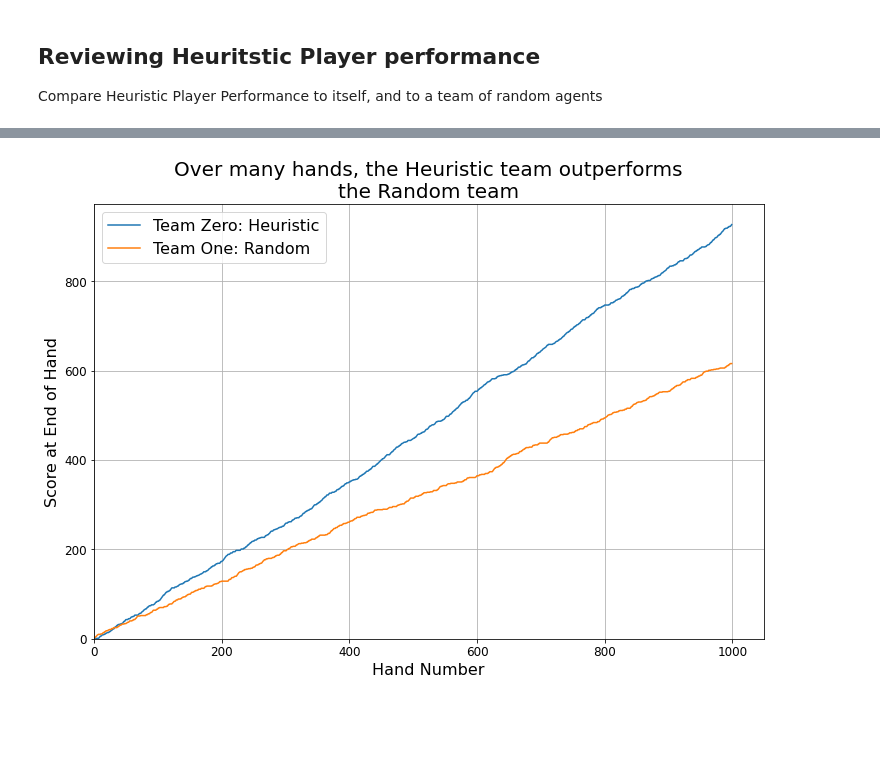
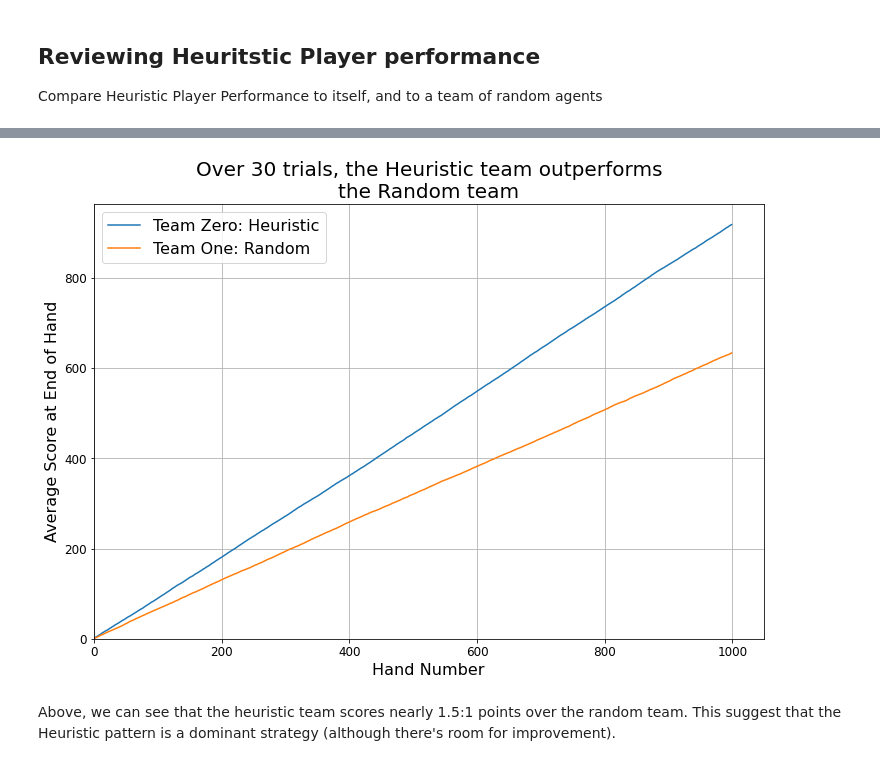
Before and after one commit to LiamABailey/echre-learner, a Jupyter notebook: analyses/heuristic_player_exploration.ipynb, the cells around one changed output, grey strips where cells are left out. Drawn from its saved outputs; the diff is of its cells as text; code cells hidden in the pictures; blank space fills up the shorter version.

```diff
--- a/analyses/heuristic_player_exploration.ipynb
+++ b/analyses/heuristic_player_exploration.ipynb
@@ -38,20 +49,20 @@ for i in range(n_rounds):
 # %%
-# plot the scores
+# plot the scores from the averaged trials
 fig, ax = plt.subplots()
 fig.set_size_inches(12,8)
-ax.plot(t0_scores, label = "Team Zero")
-ax.plot(t1_scores, label = "Team One")
+ax.plot(t0_score_avg, label = "Team Zero")
+ax.plot(t1_score_avg, label = "Team One")
 
 ax.set_xlim(left=0)
 ax.set_ylim(bottom=0)
 
 ax.set_xlabel("Hand Number", size = LABEL_FSIZE)
-ax.set_ylabel("Score at End of Hand", size = LABEL_FSIZE)
+ax.set_ylabel("Average Score at End of Hand", size = LABEL_FSIZE)
 
 for l in ax.get_xticklabels() + ax.get_yticklabels():
     l.set_fontsize(TICK_LABEL_FSIZE)
 
-plt.title("Over many hands, Heuristic team scores are consistent", size = TITLE_FSIZE)
+plt.title(f"Averaged over {m_samples} trials,\nHeuristic team scores are consistent", size = TITLE_FSIZE)
 plt.legend(prop={'size': LEGEND_FSIZE})
 plt.grid()
 plt.show()
@@ -64,32 +73,44 @@ hr_table = Table(HeuristicPlayer(0), RandomPlayer(1), HeuristicPlayer(2), Random
 # %%
+# sample out n rounds m times
+m_samples = 30
 # generate the scores over n rounds
 n_rounds = 1000
-t0_scores = np.zeros(n_rounds)
-t1_scores = np.zeros(n_rounds)
-for i in range(n_rounds):
-    # play a hand
-    hr_table.play_hand()
-    # get and record current scores
-    t0_scores[i], t1_scores[i] = hr_table.get_scores()
+t0_scores = np.zeros((m_samples, n_rounds))
+t1_scores = np.zeros((m_samples, n_rounds))
+
+for i in range(m_samples):
+    #reset the table
+    hr_table = Table(HeuristicPlayer(0), RandomPlayer(1), HeuristicPlayer(2), RandomPlayer(3))
+    for j in range(n_rounds):
+        # play a hand
+        hr_table.play_hand()
+        # get and record current scores
+        t0_scores[i,j],t1_scores[i, j]  = hr_table.get_scores()
+# %%
+#average scores across the trials
+t0_score_avg = np.mean(t0_scores, axis = 0)
+t1_score_avg = np.mean(t1_scores, axis = 0)
 # %%
 # plot the scores
 fig, ax = plt.subplots()
 fig.set_size_inches(12,8)
-ax.plot(t0_scores, label = "Team Zero: Heuristic")
-ax.plot(t1_scores, label = "Team One: Random")
+ax.plot(t0_score_avg, label = "Team Zero: Heuristic")
+ax.plot(t1_score_avg, label = "Team One: Random")
 
 ax.set_xlim(left=0)
 ax.set_ylim(bottom=0)
 
 ax.set_xlabel("Hand Number", size = LABEL_FSIZE)
-ax.set_ylabel("Score at End of Hand", size = LABEL_FSIZE)
+ax.set_ylabel("Average Score at End of Hand", size = LABEL_FSIZE)
 
 for l in ax.get_xticklabels() + ax.get_yticklabels():
     l.set_fontsize(TICK_LABEL_FSIZE)
 
-plt.title("Over many hands, the Heuristic team outperforms\nthe Random team", size = TITLE_FSIZE)
+plt.title(f"Over {m_samples} trials, the Heuristic team outperforms\nthe Random team", size = TITLE_FSIZE)
 plt.legend(prop={'size': LEGEND_FSIZE})
 plt.grid()
 plt.show()
 # %% [output]
-[figure, old version]
+[figure, new version]
+# %% [markdown]
+Above, we can see that the heuristic team scores nearly 1.5:1 points over the random team. This suggest that the Heuristic pattern is a dominant strategy (although there's room for improvement).
```
Also changed, not shown: parts of 8 cells of this notebook.
